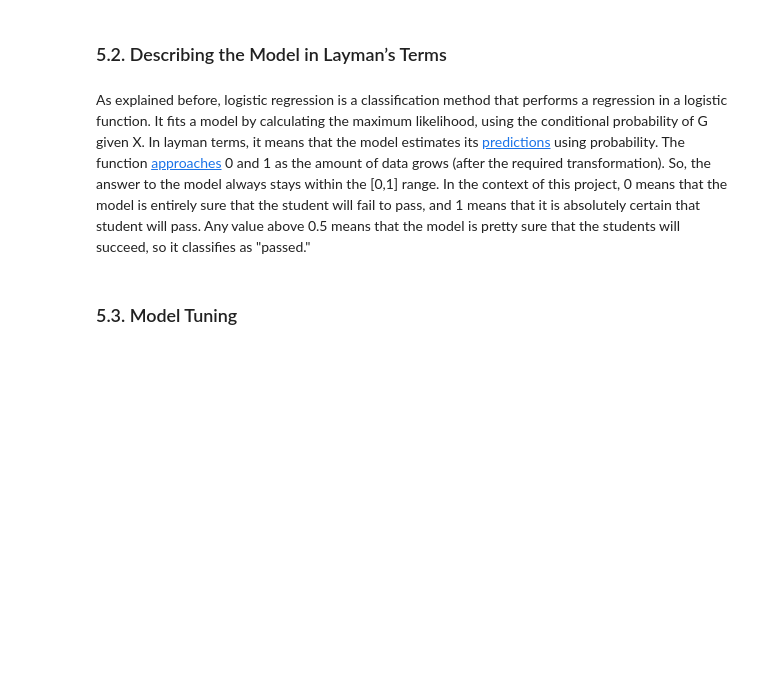
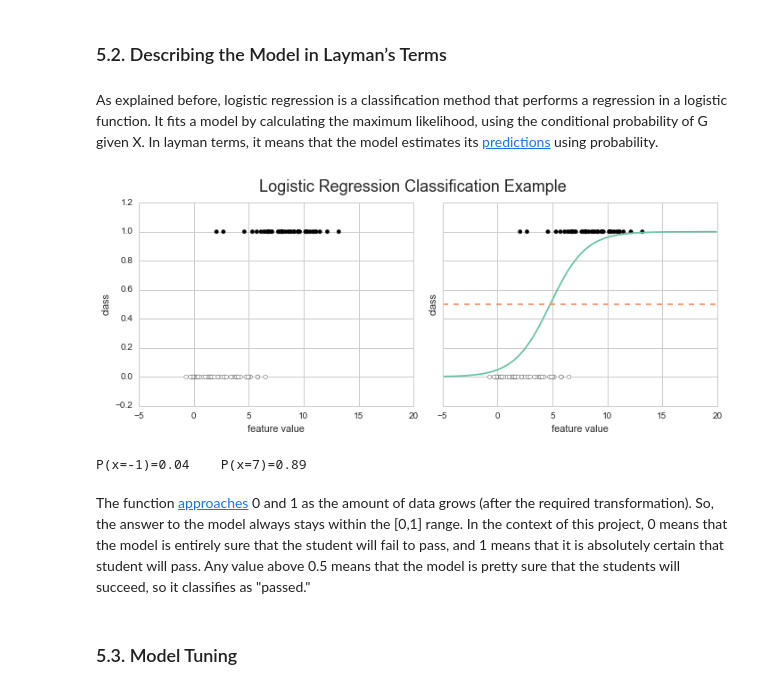
Before and after one commit to ucaiado/Student_Intervention, a Jupyter notebook: student_intervention.ipynb, the cells around one changed output. Drawn from its saved outputs; the diff is of its cells as text; code cells hidden in the pictures; blank space fills up the shorter version.

Commit message:
start to improve the layman explanation

```diff
--- a/student_intervention.ipynb
+++ b/student_intervention.ipynb
@@ -760,8 +760,66 @@ Considering the time performance, the results of the $Logistic Regression$ was l
 Comparing $Logistic Regression$ to $Decision Tree$, it has already achieved a $F_1$ score greater than $0.70$ using just 100 data point to fit the model, while the $Decision Tree$ took around 200 data point to achieve that. Comparing to $GuassianNB$, using 200 data points the Naive Bayes presented a $F_1$ score of $0.7111$. The $Logistic regression$, $0.7770$. Also, it seems that this amount of data is enough for the model, given that adding more 96 data points just increased the $F_1$ score just $0.003$ units.
 # %% [markdown]
 ### 5.2. Describing the Model in Layman’s Terms
+# %% [markdown]
+As explained before, logistic regression is a classification method that performs a regression in a logistic function. It fits a model by calculating the maximum likelihood, using the conditional probability of G given X. In layman terms, it means that the model estimates its [predictions](https://www.quora.com/What-is-logistic-regression) using probability.
+# %%
+# code based on:
+# https://github.com/luispedro/BuildingMachineLearningSystemsWithPython/blob/first_edition/ch05/log_reg_example.py
+
+# import libraries needed
+import numpy as np
+from scipy.stats import norm
+from sklearn.linear_model import LogisticRegression
+
+# create a random sample nomrally distributed
+num_per_class = 40
+X = np.hstack((norm.rvs(2, size=num_per_class, scale=2),
+              norm.rvs(8, size=num_per_class, scale=3)))
+y = np.hstack((np.zeros(num_per_class),
+               np.ones(num_per_class)))
+
+# define the function to trabsform the logistic regression output into probability
+def lr_model(clf, X):
+    '''
+    Transform the logistic regression model to be between 0 and 1
+    '''
+    return 1.0 / (1.0 + np.exp(-(clf.intercept_ + clf.coef_ * X)))
+
+# fit the model
+logclf = LogisticRegression()
+logclf.fit(X.reshape(num_per_class * 2, 1), y)
+
+# create a ordered sample to plot the logistic model line
+X_test = np.arange(-5, 20, 0.1)
+
+# plot the chart 1
+f, ((ax1), (ax2)) = pl.subplots(1, 2, sharex='all', sharey='all',figsize=(10,4))
+ax1.set_xlim((-5, 20))
+ax1.scatter(X, y, c=y)
+ax1.set_xlabel("feature value")
+ax1.set_ylabel("class")
+
+# plot the chart 2
+ax2.set_xlim((-5, 20))
+ax2.scatter(X, y, c=y)
+ax2.plot(X_test, lr_model(logclf, X_test).ravel())
+ax2.plot(X_test, np.ones(X_test.shape[0]) * 0.5, "--")
+ax2.set_xlabel("feature value")
+ax2.set_ylabel("class")
+
+# Visual aesthetics
+f.tight_layout()
+f.suptitle("Logistic Regression Classification Example", fontsize=18, y=1.03)
+f.tight_layout()
+# %% [output]
+[figure, added]
+# %%
+print("P(x=-1)=%.2f\tP(x=7)=%.2f" %
+      (lr_model(logclf, -1), lr_model(logclf, 7)))
+# %% [output]
+P(x=-1)=0.04    P(x=7)=0.89
 # %% [markdown]
-As explained before, logistic regression is a classification method that performs a regression in a logistic function. It fits a model by calculating the maximum likelihood, using the conditional probability of G given X. In layman terms, it means that the model estimates its [predictions](https://www.quora.com/What-is-logistic-regression) using probability. The function [approaches](https://www.quora.com/What-is-logistic-regression/answer/Alaka-Halder) 0 and 1 as the amount of data grows (after the required transformation). So, the answer to the model always stays within the [0,1] range. In the context of this project, 0 means that the model is entirely sure that the student will fail to pass, and 1 means that it is absolutely certain that student will pass. Any value above 0.5 means that the model is pretty sure that the students will succeed, so it classifies as "passed."
+The function [approaches](https://www.quora.com/What-is-logistic-regression/answer/Alaka-Halder) 0 and 1 as the amount of data grows (after the required transformation). So, the answer to the model always stays within the [0,1] range. In the context of this project, 0 means that the model is entirely sure that the student will fail to pass, and 1 means that it is absolutely certain that student will pass. Any value above 0.5 means that the model is pretty sure that the students will succeed, so it classifies as "passed."
 # %% [markdown]
 ### 5.3. Model Tuning
 # %% [markdown]
```
